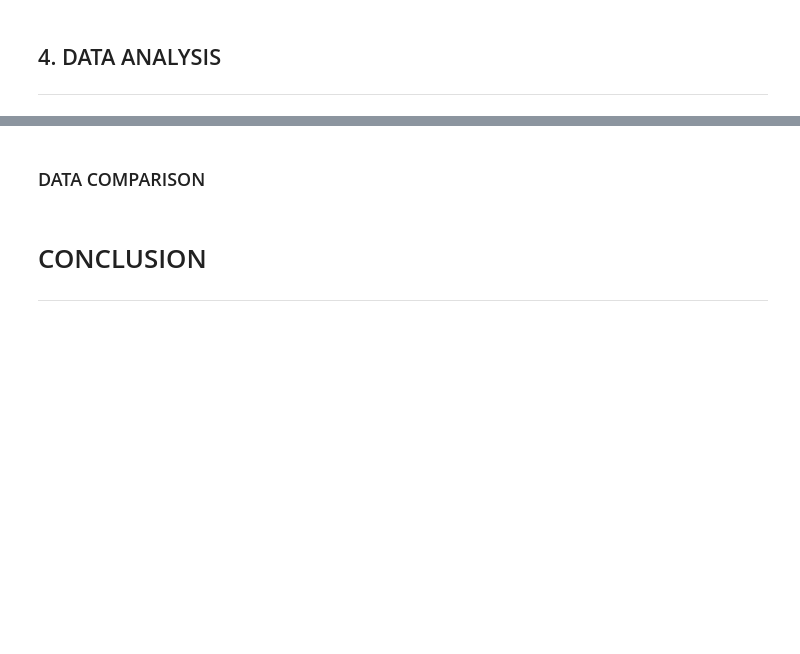
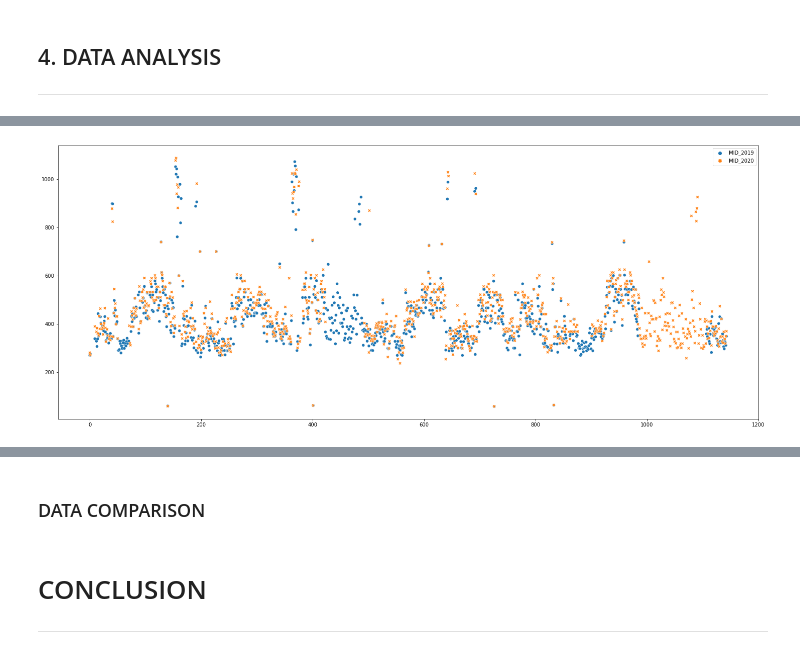
Before and after one commit to AnteDujic/Fundamentals-of-Data-Analysis, a Jupyter notebook: cao.ipynb, the cells around one changed output, grey strips where cells are left out. Saved outputs shown, nothing was run; the diff lists cells and outputs as text; code cells hidden in the pictures; blank space fills up the shorter version.

```diff
--- a/cao.ipynb
+++ b/cao.ipynb
@@ -395,9 +518,11 @@ plt.show()
 # %%
 new = pd.read_csv ("Numeric_table.csv")
-new
+c = new [["MID_2019", "MID_2020"]]
 # %%
-sns.scatterplot (data = new)
+sns.scatterplot (data = c)
 plt.show()
+# %% [output]
+[figure, added]
 # %%
 sns.boxplot (data = [r1_2019, r1_2020, r1_2021])
 plt.show()
```
Also changed, not shown: parts of 25 cells of this notebook, 11 other files.
